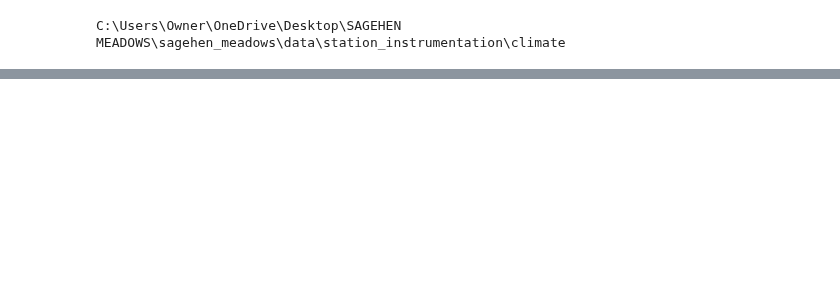
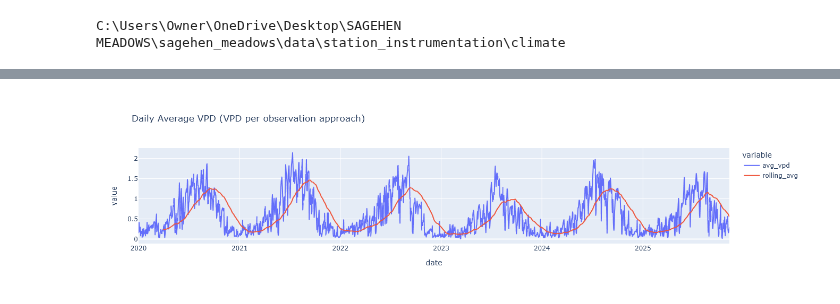
Before and after one commit to jnatali/sagehen_meadows, a Jupyter notebook: scripts/climate/VPD_long_term_analysis.ipynb, the cells around one changed output, grey strips where cells are left out. Drawn from its saved outputs; the diff is of its cells as text; code cells hidden in the pictures; blank space fills up the shorter version.

Commit message:
created exploratory visualizations for VPD

```diff
--- a/scripts/climate/VPD_long_term_analysis.ipynb
+++ b/scripts/climate/VPD_long_term_analysis.ipynb
@@ -1,10 +1,14 @@
 # %%
 from pathlib import Path
+from datetime import datetime
 import pandas as pd
 import numpy as np
-import seaborn as sb
+
+import seaborn as sns
+sns.set_theme(style="darkgrid")
+import plotly.express as px
 # %%
-root_dir = Path(".").resolve().parents[1]  # example
+root_dir = Path(".").resolve().parents[1]
 data_path = (
     root_dir
     / "data"
@@ -12,5 +16,6 @@ data_path = (
     / "climate"
 )
 print(data_path)
+weather_raw = pd.read_csv(data_path / "Weather_2010_2025_10min_SagehenTower1.csv")
 # %% [output]
 C:\Users\Owner\OneDrive\Desktop\SAGEHEN MEADOWS\sagehen_meadows\data\station_instrumentation\climate
@@ -71,0 +48,9 @@ print(RH_to_VPD(0, 230))
+# %%
+selected_columns = ['time', 'air-temp-avg-degc', 'relative-humidity-avg-pct']
+renamed_columns = {'air-temp-avg-degc':'TdegC', 'relative-humidity-avg-pct':'RH'}
+
+weather = weather_raw[selected_columns].rename(renamed_columns, axis='columns')
+weather['time'] = pd.to_datetime(weather['time'], format="%m/%d/%y %H:%M")
+weather['date'] = weather['time'].apply(lambda val: val.strftime('%Y-%m-%d'))
+
+weather.sample(5)
@@ -71,0 +85,10 @@ print(RH_to_VPD(0, 230))
+# %%
+# Second approach: calculate VPD per observation, then take statistics by date
+observation_approach = weather.copy()
+observation_approach['vpd'] = observation_approach.apply(lambda row: RH_to_VPD(row['RH'], row['TdegC']), axis=1)
+observation_approach = observation_approach.groupby('date', as_index=False).agg(min_vpd=('vpd', 'min'), max_vpd=('vpd', 'max'), avg_vpd=('vpd', 'mean'))
+observation_approach['rolling_avg'] = observation_approach['avg_vpd'].rolling(window=90).mean()
+# %%
+px.line(observation_approach, x='date', y=['avg_vpd', 'rolling_avg'], title="Daily Average VPD (VPD per observation approach)")
+# %% [output]
+[figure, added]
```
Also changed, not shown: parts of 9 cells of this notebook.
